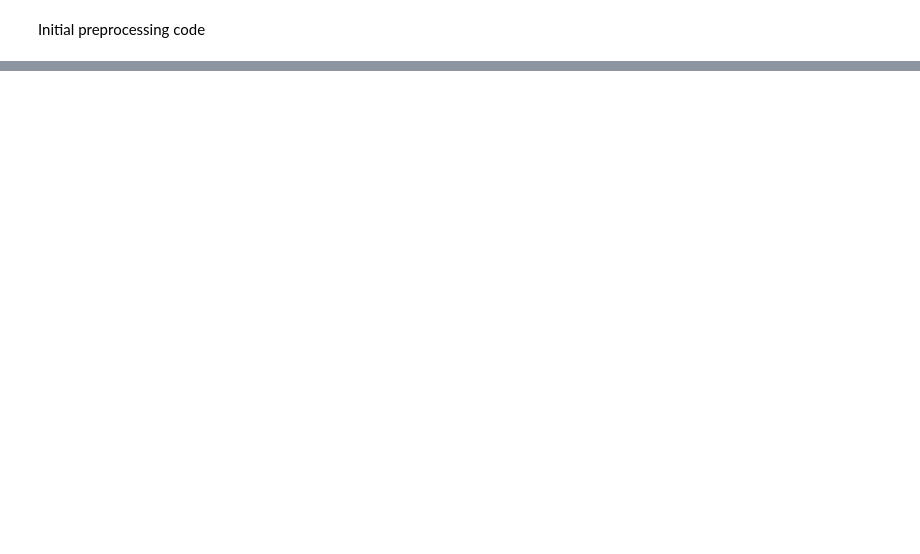
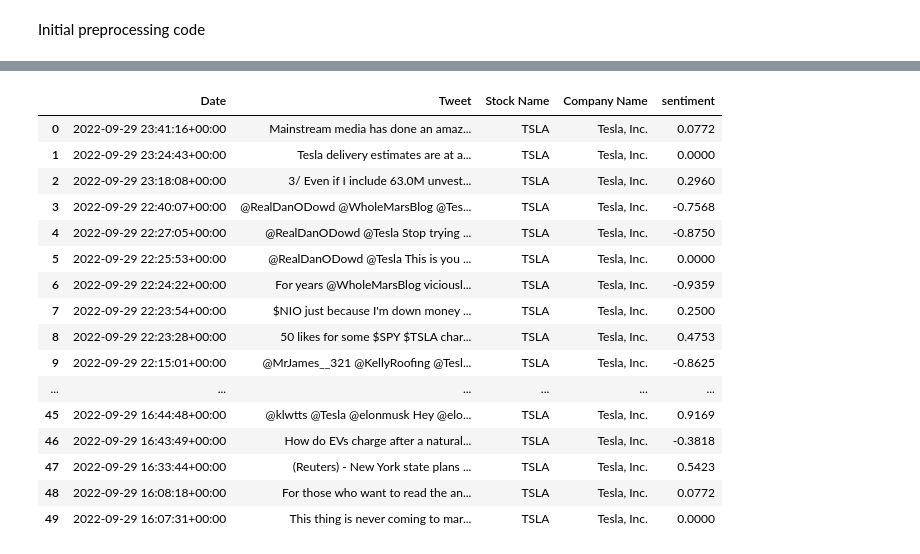
Before and after one commit to rithikkulkarni/ALDA-Course-Project, a Jupyter notebook: finbert_labeling.ipynb, the cells around one changed output, grey strips where cells are left out. Drawn from its saved outputs; the diff is of its cells as text; code cells hidden in the pictures; blank space fills up the shorter version.

Commit message:
Added code to label tweets with continuous values between -1 and 1

```diff
--- a/finbert_labeling.ipynb
+++ b/finbert_labeling.ipynb
@@ -83,3 +159,19 @@ import yfinance as yf
 ticker = yf.Ticker("AAPL")
 hist = ticker.history(start="2024-02-05", end="2024-02-12")
 print(hist)
+# %%
+import pandas as pd
+from nltk.sentiment.vader import SentimentIntensityAnalyzer
+import nltk
+
+# Download VADER lexicon if it's not already present
+nltk.download('vader_lexicon')
+
+# Initialize the VADER sentiment analyzer
+analyzer = SentimentIntensityAnalyzer()
+
+# Compute the continuous compound sentiment score for each tweet
+df['sentiment'] = df['Tweet'].apply(lambda tweet: analyzer.polarity_scores(tweet)['compound'])
+
+# Optional: Display the first few rows to verify the new column
+print(df.head())
@@ -85,0 +201,20 @@ print(hist)
+# %%
+df.head(50)
+# %% [output]
+|  | Date | Tweet | Stock Name | Company Name | sentiment |
+| 0 | 2022-09-29 23:41:16+00:00 | Mainstream media has done an amaz... | TSLA | Tesla, Inc. | 0.0772 |
+| 1 | 2022-09-29 23:24:43+00:00 | Tesla delivery estimates are at a... | TSLA | Tesla, Inc. | 0.0000 |
+| 2 | 2022-09-29 23:18:08+00:00 | 3/ Even if I include 63.0M unvest... | TSLA | Tesla, Inc. | 0.2960 |
+| 3 | 2022-09-29 22:40:07+00:00 | @RealDanODowd @WholeMarsBlog @Tes... | TSLA | Tesla, Inc. | -0.7568 |
+| 4 | 2022-09-29 22:27:05+00:00 | @RealDanODowd @Tesla Stop trying ... | TSLA | Tesla, Inc. | -0.8750 |
+| 5 | 2022-09-29 22:25:53+00:00 | @RealDanODowd @Tesla This is you ... | TSLA | Tesla, Inc. | 0.0000 |
+| 6 | 2022-09-29 22:24:22+00:00 | For years @WholeMarsBlog viciousl... | TSLA | Tesla, Inc. | -0.9359 |
+| 7 | 2022-09-29 22:23:54+00:00 | $NIO just because I'm down money ... | TSLA | Tesla, Inc. | 0.2500 |
+| 8 | 2022-09-29 22:23:28+00:00 | 50 likes for some $SPY $TSLA char... | TSLA | Tesla, Inc. | 0.4753 |
+| 9 | 2022-09-29 22:15:01+00:00 | @MrJames__321 @KellyRoofing @Tesl... | TSLA | Tesla, Inc. | -0.8625 |
+| ... | ... | ... | ... | ... | ... |
+| 45 | 2022-09-29 16:44:48+00:00 | @klwtts @Tesla @elonmusk Hey @elo... | TSLA | Tesla, Inc. | 0.9169 |
+| 46 | 2022-09-29 16:43:49+00:00 | How do EVs charge after a natural... | TSLA | Tesla, Inc. | -0.3818 |
+| 47 | 2022-09-29 16:33:44+00:00 | (Reuters) - New York state plans ... | TSLA | Tesla, Inc. | 0.5423 |
+| 48 | 2022-09-29 16:08:18+00:00 | For those who want to read the an... | TSLA | Tesla, Inc. | 0.0772 |
+| 49 | 2022-09-29 16:07:31+00:00 | This thing is never coming to mar... | TSLA | Tesla, Inc. | 0.0000 |
```
Also changed, not shown: parts of 8 cells of this notebook.
